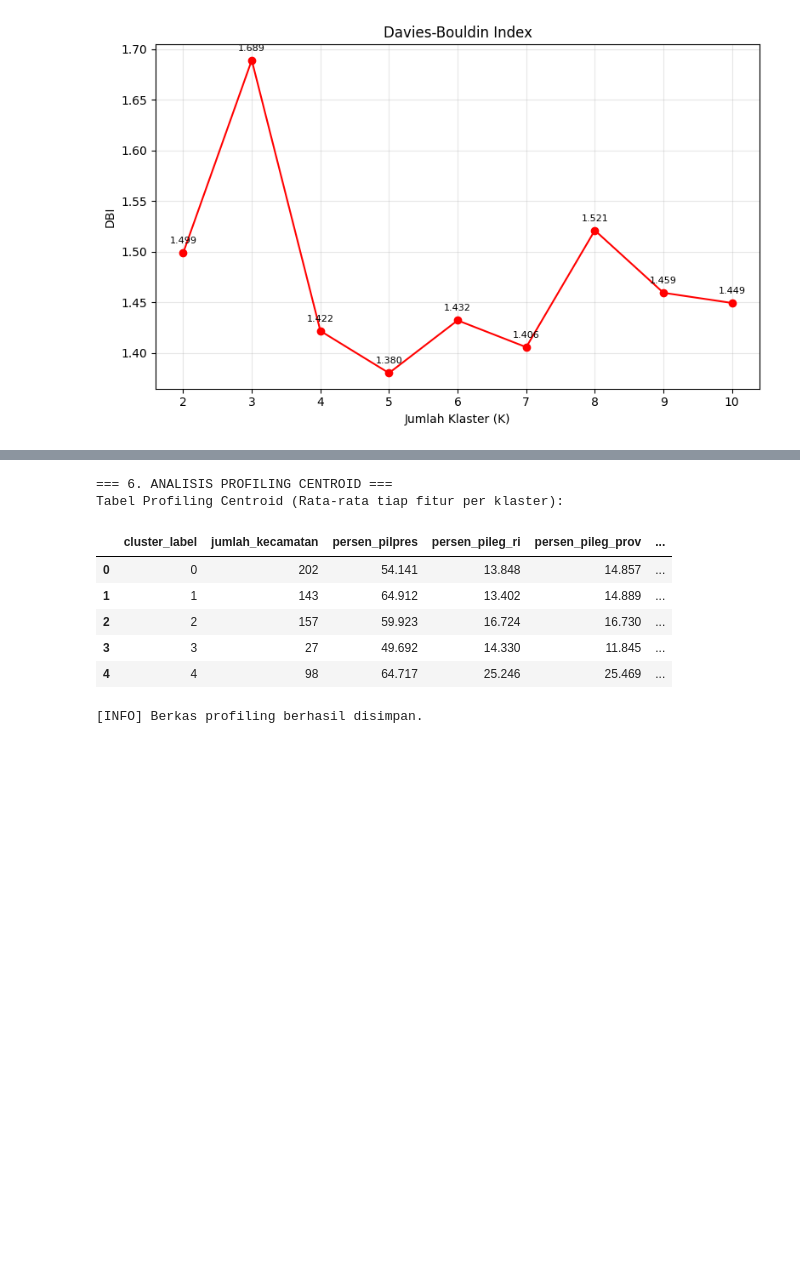
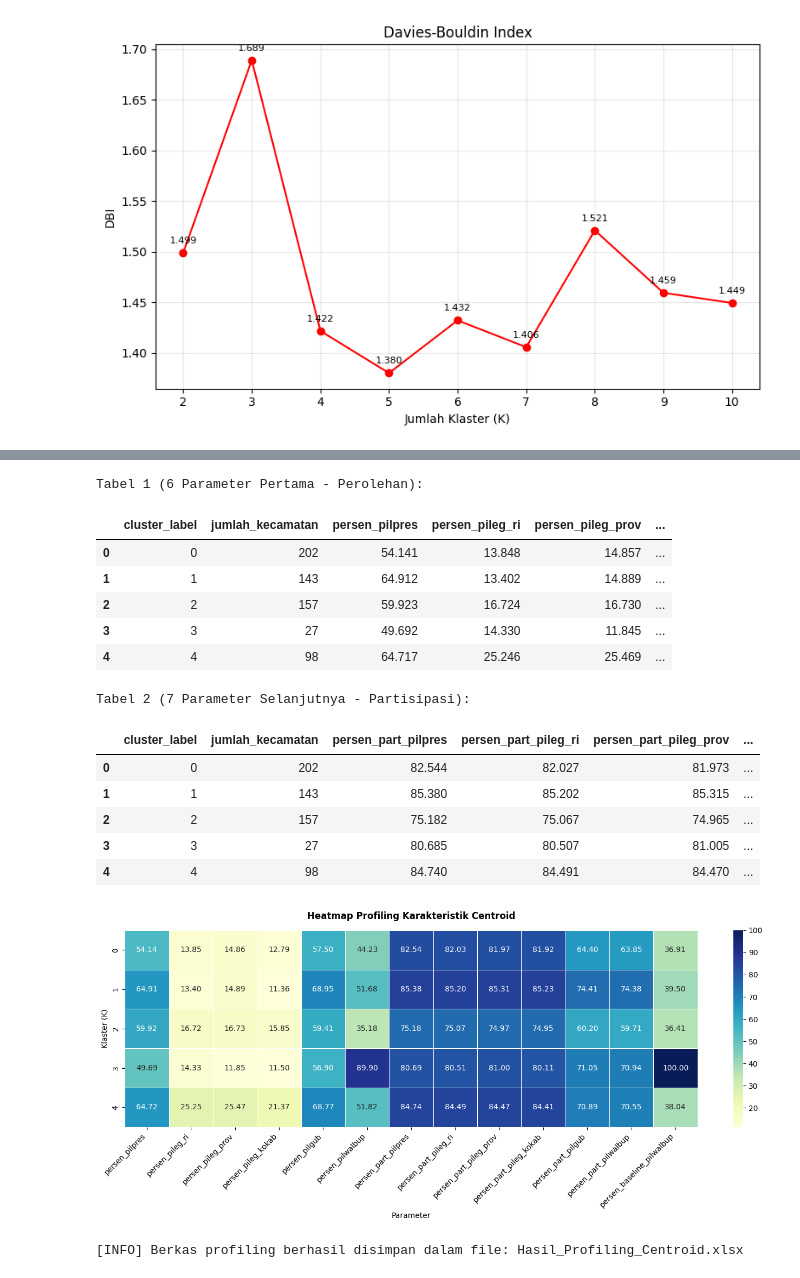
Before and after one commit to farisali522/gisclustering, a Jupyter notebook: clustering/clustering.ipynb, the cells around one changed output, grey strips where cells are left out. Drawn from its saved outputs; the diff is of its cells as text; code cells hidden in the pictures; blank space fills up the shorter version.

Commit message:
Refactor: Standardize CRISP-DM headers, update PCA analysis, and sync .ipynb with .py

```diff
--- a/clustering/clustering.ipynb
+++ b/clustering/clustering.ipynb
@@ -311,36 +315,77 @@ print(f"\n[INFO] File berhasil disimpan: {nama_file_cluster}")
 
 [INFO] File berhasil disimpan: Hasil_Clustering_Final_K5.xlsx
 # %%
-print("=== 6. ANALISIS PROFILING CENTROID ===")
+# ===========================================================================
+# CRISP-DM TAHAP 5: EVALUATION (CLUSTER PROFILING & HEATMAP)
+# ===========================================================================
+import seaborn as sns
+import matplotlib.pyplot as plt
+import pandas as pd
 
-# 6.1 MAPPING LABEL KLASTER KE DATA ASLI
+
+# SUB-TAHAP: MAPPING LABEL KLASTER KE DATA ASLI
 df['cluster_label'] = df_final['cluster_label']
 
-# 6.2 HITUNG RATA-RATA ATRIBUT PER KLASTER
+# SUB-TAHAP: HITUNG RATA-RATA ATRIBUT PER KLASTER
 tabel_profiling = df.groupby('cluster_label')[fitur_cols].mean().round(3)
 
-# 6.3 HITUNG DISTRIBUSI JUMLAH KECAMATAN
+# SUB-TAHAP: HITUNG DISTRIBUSI JUMLAH KECAMATAN
 jumlah_per_klaster = df['cluster_label'].value_counts().sort_index()
 
-# 6.4 GABUNGKAN DATA PROFILING
+# SUB-TAHAP: GABUNGKAN DATA PROFILING
 tabel_profiling = tabel_profiling.reset_index()
-# Pastikan insert tidak error jika kolom sudah ada
+# # Pastikan insert tidak error jika kolom sudah ada
 if 'jumlah_kecamatan' in tabel_profiling.columns:
     tabel_profiling = tabel_profiling.drop(columns=['jumlah_kecamatan'])
 tabel_profiling.insert(1, 'jumlah_kecamatan', jumlah_per_klaster.values)
 
-print("Tabel Profiling Centroid (Rata-rata tiap fitur per klaster):")
-display(tabel_profiling)
+# SUB-TAHAP: PISAHKAN MENJADI 2 TABEL (6 Parameter & 7 Parameter)
+# # Ambil kolom parameter dari list fitur_cols
+tabel_1 = tabel_profiling[['cluster_label', 'jumlah_kecamatan'] + fitur_cols[:6]]
+tabel_2 = tabel_profiling[['cluster_label', 'jumlah_kecamatan'] + fitur_cols[6:]]
 
-tabel_profiling.to_excel("Hasil_Profiling_Centroid.xlsx", index=False)
-print("\n[INFO] Berkas profiling berhasil disimpan.")
+print("Tabel 1 (6 Parameter Pertama - Perolehan):")
+display(tabel_1)
+
+print("\nTabel 2 (7 Parameter Selanjutnya - Partisipasi):")
+display(tabel_2)
+
+# SUB-TAHAP: VISUALISASI HEATMAP UNTUK PROFILING
+plt.figure(figsize=(14, 6))
+
+df_heatmap = tabel_profiling.set_index('cluster_label')[fitur_cols]
+
+sns.heatmap(df_heatmap, annot=True, cmap='YlGnBu', fmt=".2f", linewidths=.5)
+plt.title('Heatmap Profiling Karakteristik Centroid', pad=15, fontweight='bold')
+plt.ylabel('Klaster (K)')
+plt.xlabel('Parameter')
+plt.xticks(rotation=45, ha='right')
+plt.tight_layout()
+#plt.savefig("Grafik_Heatmap_Profiling.png", dpi=300)
+plt.show()
+
+# SUB-TAHAP: EKSPOR HASIL PROFILING MULTI-SHEET
+nama_file_profiling = "Hasil_Profiling_Centroid.xlsx"
+with pd.ExcelWriter(nama_file_profiling, engine='openpyxl') as writer:
+    tabel_profiling.to_excel(writer, sheet_name='Semua_Parameter', index=False)
+    tabel_1.to_excel(writer, sheet_name='Tabel_1_Perolehan', index=False)
+    tabel_2.to_excel(writer, sheet_name='Tabel_2_Partisipasi', index=False)
+
+print(f"\n[INFO] Berkas profiling berhasil disimpan dalam file: {nama_file_profiling}")
 # %% [output]
-=== 6. ANALISIS PROFILING CENTROID ===
-Tabel Profiling Centroid (Rata-rata tiap fitur per klaster):
+Tabel 1 (6 Parameter Pertama - Perolehan):
 |  | cluster_label | jumlah_kecamatan | persen_pilpres | persen_pileg_ri | persen_pileg_prov | ... |
 | 0 | 0 | 202 | 54.141 | 13.848 | 14.857 | ... |
 | 1 | 1 | 143 | 64.912 | 13.402 | 14.889 | ... |
 | 2 | 2 | 157 | 59.923 | 16.724 | 16.730 | ... |
 | 3 | 3 | 27 | 49.692 | 14.330 | 11.845 | ... |
 | 4 | 4 | 98 | 64.717 | 25.246 | 25.469 | ... |
-[INFO] Berkas profiling berhasil disimpan.
+Tabel 2 (7 Parameter Selanjutnya - Partisipasi):
+|  | cluster_label | jumlah_kecamatan | persen_part_pilpres | persen_part_pileg_ri | persen_part_pileg_prov | ... |
+| 0 | 0 | 202 | 82.544 | 82.027 | 81.973 | ... |
+| 1 | 1 | 143 | 85.380 | 85.202 | 85.315 | ... |
+| 2 | 2 | 157 | 75.182 | 75.067 | 74.965 | ... |
+| 3 | 3 | 27 | 80.685 | 80.507 | 81.005 | ... |
+| 4 | 4 | 98 | 84.740 | 84.491 | 84.470 | ... |
+[figure, added]
+[INFO] Berkas profiling berhasil disimpan dalam file: Hasil_Profiling_Centroid.xlsx
```
Also changed, not shown: parts of 13 cells of this notebook, 13 other files.
